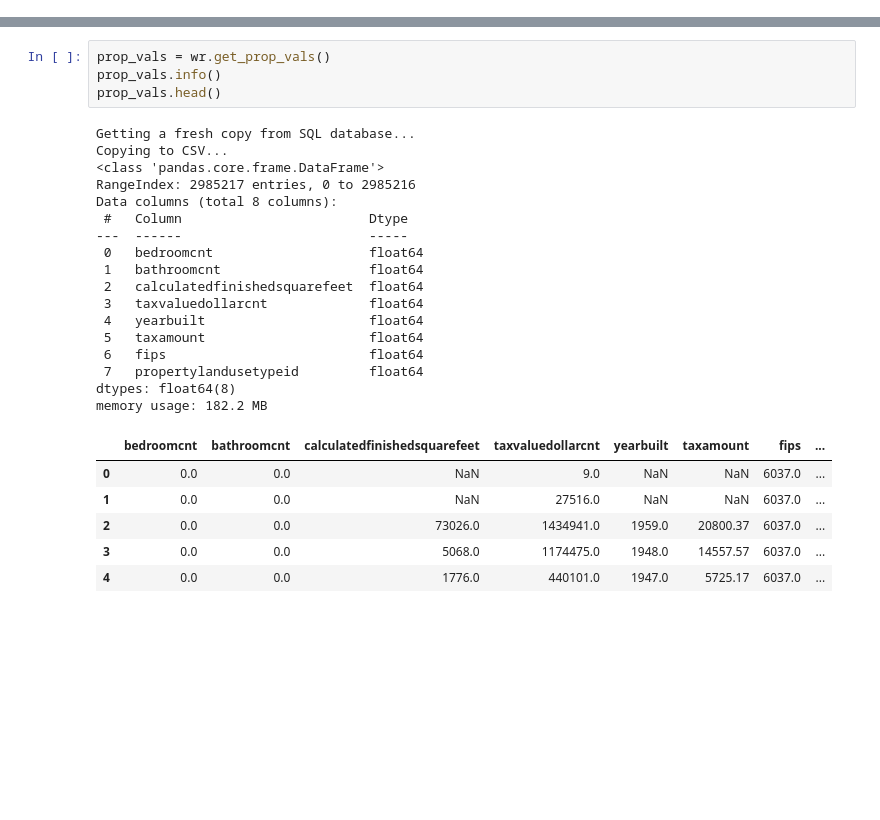
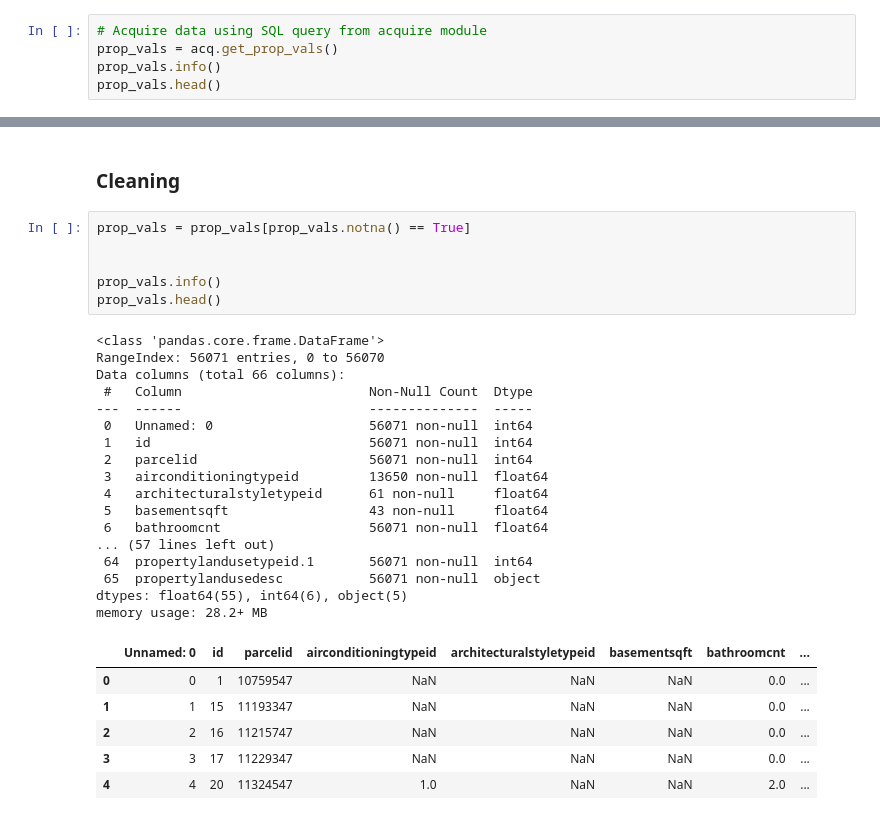
Before and after one commit to tarrencen/regression-project, a Jupyter notebook: explore.ipynb, the cells around one changed output, grey strips where cells are left out. Cells and saved outputs as stored; diff of their text form; blank space fills up the shorter version.

```diff
--- a/explore.ipynb
+++ b/explore.ipynb
@@ -28,0 +121,5 @@ Saving to CSV...
+# %%
+# Acquire data using SQL query from acquire module
+prop_vals = acq.get_prop_vals()
+prop_vals.info()
+prop_vals.head()
@@ -29,28 +173,32 @@ Saving to CSV...
+# %% [markdown]
+### Cleaning
 # %%
-prop_vals = wr.get_prop_vals()
+prop_vals = prop_vals[prop_vals.notna() == True]
+
+
 prop_vals.info()
 prop_vals.head()
 # %% [output]
-Getting a fresh copy from SQL database...
-Copying to CSV...
 <class 'pandas.core.frame.DataFrame'>
-RangeIndex: 2985217 entries, 0 to 2985216
-Data columns (total 8 columns):
- #   Column                        Dtype
----  ------                        -----
- 0   bedroomcnt                    float64
- 1   bathroomcnt                   float64
- 2   calculatedfinishedsquarefeet  float64
- 3   taxvaluedollarcnt             float64
- 4   yearbuilt                     float64
- 5   taxamount                     float64
- 6   fips                          float64
- 7   propertylandusetypeid         float64
-dtypes: float64(8)
-memory usage: 182.2 MB
+RangeIndex: 56071 entries, 0 to 56070
+Data columns (total 66 columns):
+ #   Column                        Non-Null Count  Dtype
+---  ------                        --------------  -----
+ 0   Unnamed: 0                    56071 non-null  int64
+ 1   id                            56071 non-null  int64
+ 2   parcelid                      56071 non-null  int64
+ 3   airconditioningtypeid         13650 non-null  float64
+ 4   architecturalstyletypeid      61 non-null     float64
+ 5   basementsqft                  43 non-null     float64
+ 6   bathroomcnt                   56071 non-null  float64
+... (57 lines left out)
+ 64  propertylandusetypeid.1       56071 non-null  int64
+ 65  propertylandusedesc           56071 non-null  object
+dtypes: float64(55), int64(6), object(5)
+memory usage: 28.2+ MB
-|  | bedroomcnt | bathroomcnt | calculatedfinishedsquarefeet | taxvaluedollarcnt | yearbuilt | taxamount | fips | ... |
-| 0 | 0.0 | 0.0 | NaN | 9.0 | NaN | NaN | 6037.0 | ... |
-| 1 | 0.0 | 0.0 | NaN | 27516.0 | NaN | NaN | 6037.0 | ... |
-| 2 | 0.0 | 0.0 | 73026.0 | 1434941.0 | 1959.0 | 20800.37 | 6037.0 | ... |
-| 3 | 0.0 | 0.0 | 5068.0 | 1174475.0 | 1948.0 | 14557.57 | 6037.0 | ... |
-| 4 | 0.0 | 0.0 | 1776.0 | 440101.0 | 1947.0 | 5725.17 | 6037.0 | ... |
+|  | Unnamed: 0 | id | parcelid | airconditioningtypeid | architecturalstyletypeid | basementsqft | bathroomcnt | ... |
+| 0 | 0 | 1 | 10759547 | NaN | NaN | NaN | 0.0 | ... |
+| 1 | 1 | 15 | 11193347 | NaN | NaN | NaN | 0.0 | ... |
+| 2 | 2 | 16 | 11215747 | NaN | NaN | NaN | 0.0 | ... |
+| 3 | 3 | 17 | 11229347 | NaN | NaN | NaN | 0.0 | ... |
+| 4 | 4 | 20 | 11324547 | 1.0 | NaN | NaN | 2.0 | ... |
```
Also changed, not shown: parts of 22 cells of this notebook.
